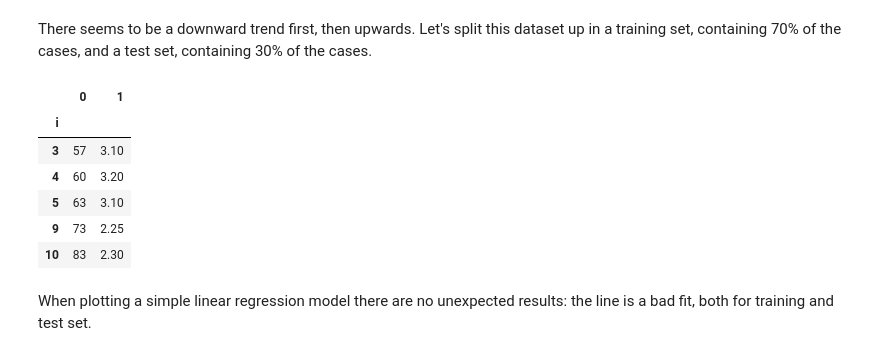
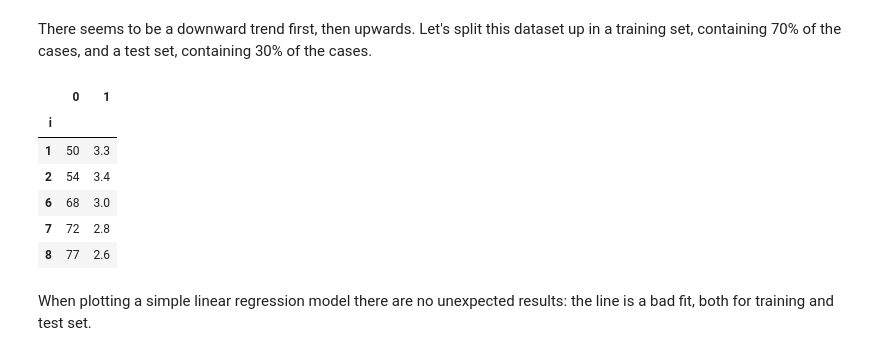
Before and after one commit to mzhou356/dsc-bias-variance-trade-off-dc-ds-060319, a Jupyter notebook: index.ipynb, the cells around one changed output. Cells and saved outputs as stored; diff of their text form; code cells hidden in the pictures.

```diff
--- a/index.ipynb
+++ b/index.ipynb
@@ -50,15 +50,15 @@ reg = LinearRegression().fit(data_train[0].values.reshape(-1, 1), data_train[1])
 df_test = pd.concat([X_test, y_test], axis=1, ignore_index=True)
 data_test = df_test.sort_values([0])
 # %%
-data_train.head()
+data_test.head()
 # %% [output]
 |  | 0 | 1 |
 | i |  |  |
-| 3 | 57 | 3.10 |
-| 4 | 60 | 3.20 |
-| 5 | 63 | 3.10 |
-| 9 | 73 | 2.25 |
-| 10 | 83 | 2.30 |
+| 1 | 50 | 3.3 |
+| 2 | 54 | 3.4 |
+| 6 | 68 | 3.0 |
+| 7 | 72 | 2.8 |
+| 8 | 77 | 2.6 |
 # %% [markdown]
 When plotting a simple linear regression model there are no unexpected results: the line is a bad fit, both for training and test set.
 # %%
```
